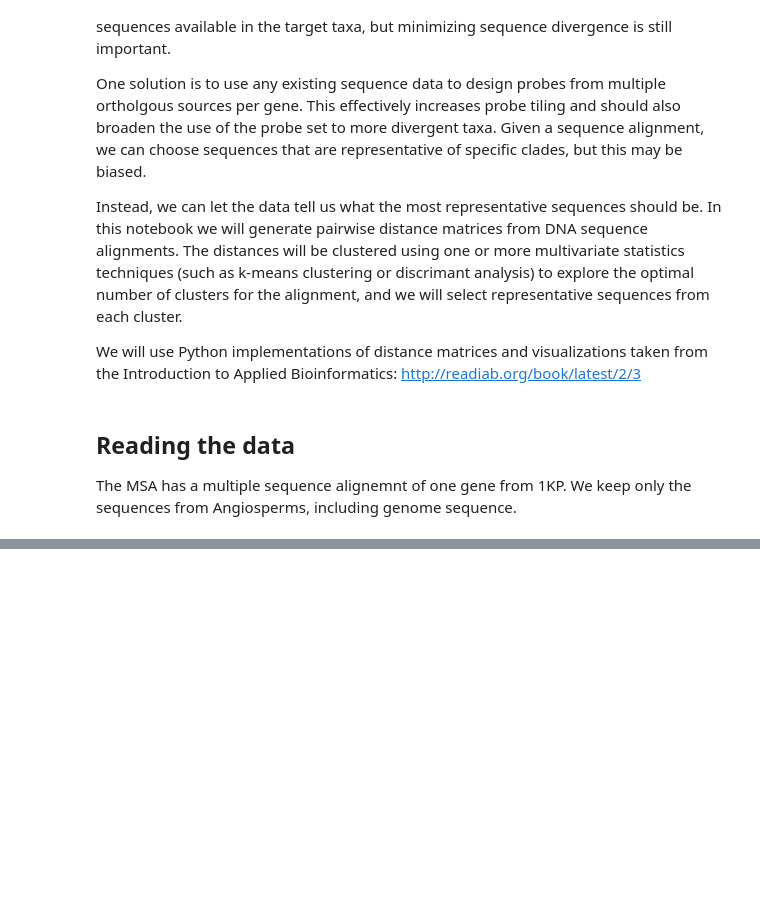
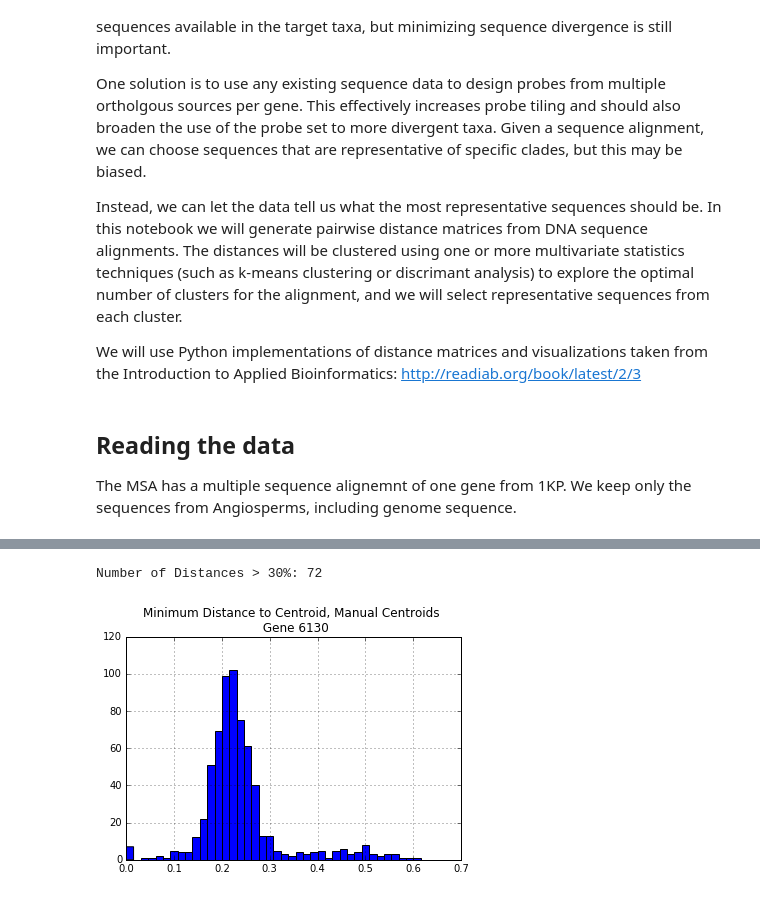
Before and after one commit to mossmatters/MJPythonNotebooks, a Jupyter notebook: SequenceClusters.ipynb, the cells around one changed output, grey strips where cells are left out. Cells and saved outputs as stored; diff of their text form; code cells hidden in the pictures; blank space fills up the shorter version.

```diff
--- a/SequenceClusters.ipynb
+++ b/SequenceClusters.ipynb
@@ -246,0 +141,9 @@ plt.show()
+# %%
+manual_centroids = ["Arath_TAIR10","Ambtr_v1.0.27","Orysa_v7.0","Vitvi_Genoscope.12X","Mimgu_v2.0","Poptr_v3.0"]
+manual_centroid_dist = p_dm_df[manual_centroids].apply(min,1)
+manual_centroid_dist.hist(bins=40)
+plt.title("Minimum Distance to Centroid, Manual Centroids \n Gene {}".format(gene))
+print("Number of Distances > 30%: {}".format(len(manual_centroid_dist[manual_centroid_dist > 0.3])))
+# %% [output]
+Number of Distances > 30%: 72
+[figure, added]
```
Also changed, not shown: parts of 40 cells of this notebook, 18 other files.
